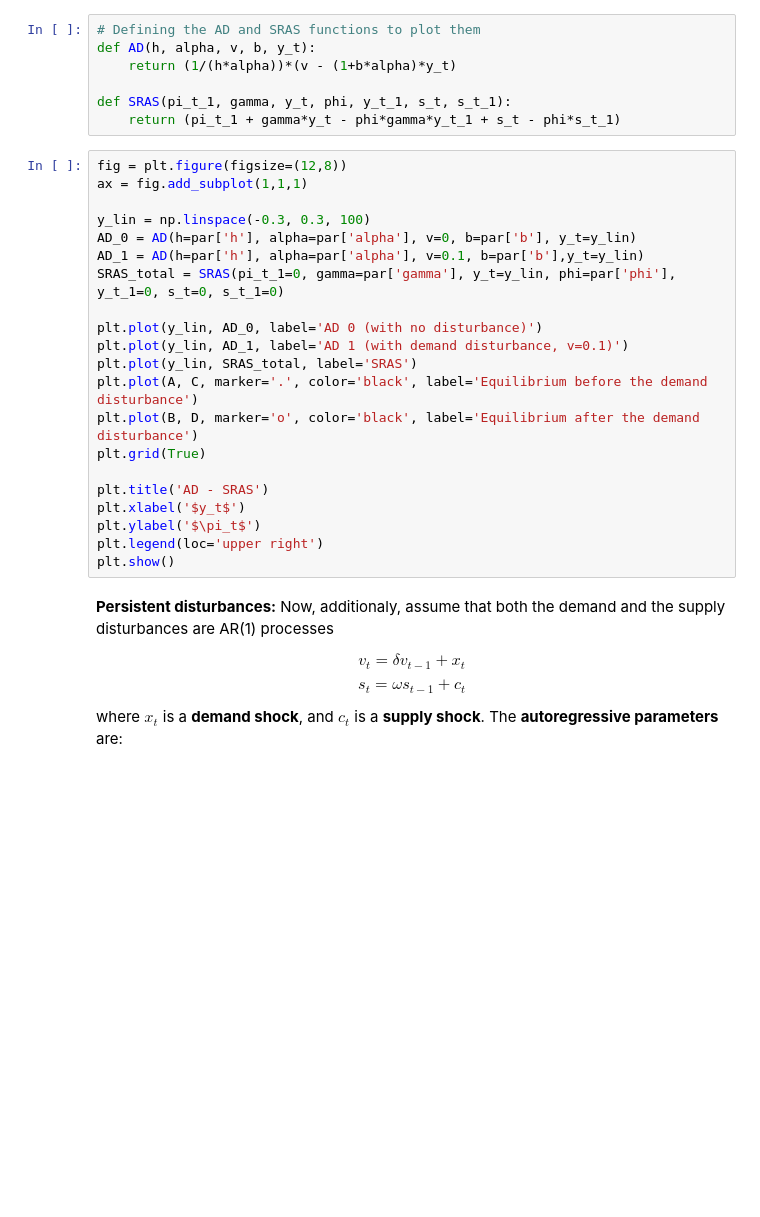
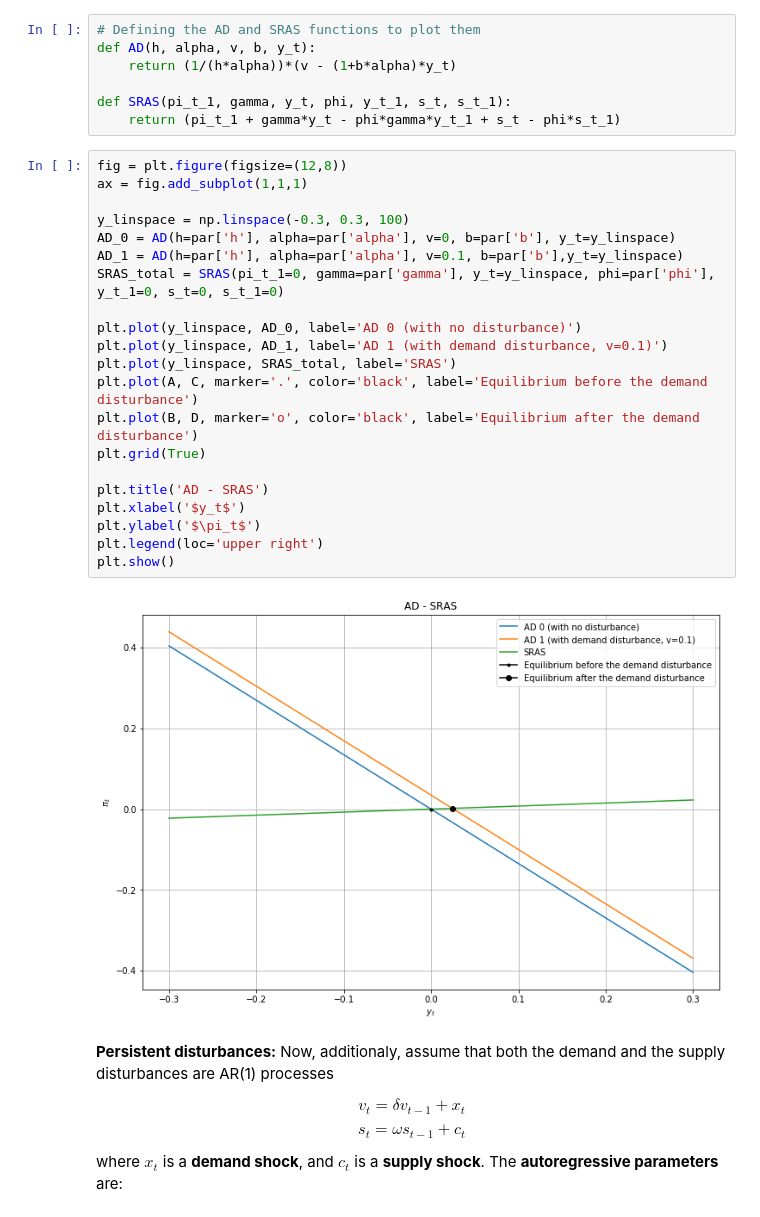
Before and after one commit to NumEconCopenhagen/projects-2019-bcg, a Jupyter notebook: examproject/exam_2019.ipynb, the cells around one changed output. Drawn from its saved outputs; the diff is of its cells as text; blank space fills up the shorter version.

```diff
--- a/examproject/exam_2019.ipynb
+++ b/examproject/exam_2019.ipynb
@@ -380,24 +401,26 @@ def SRAS(pi_t_1, gamma, y_t, phi, y_t_1, s_t, s_t_1):
 # %%
 fig = plt.figure(figsize=(12,8))
 ax = fig.add_subplot(1,1,1)
 
-y_lin = np.linspace(-0.3, 0.3, 100)
-AD_0 = AD(h=par['h'], alpha=par['alpha'], v=0, b=par['b'], y_t=y_lin)
-AD_1 = AD(h=par['h'], alpha=par['alpha'], v=0.1, b=par['b'],y_t=y_lin)
-SRAS_total = SRAS(pi_t_1=0, gamma=par['gamma'], y_t=y_lin, phi=par['phi'], y_t_1=0, s_t=0, s_t_1=0)
+y_linspace = np.linspace(-0.3, 0.3, 100)
+AD_0 = AD(h=par['h'], alpha=par['alpha'], v=0, b=par['b'], y_t=y_linspace)
+AD_1 = AD(h=par['h'], alpha=par['alpha'], v=0.1, b=par['b'],y_t=y_linspace)
+SRAS_total = SRAS(pi_t_1=0, gamma=par['gamma'], y_t=y_linspace, phi=par['phi'], y_t_1=0, s_t=0, s_t_1=0)
 
-plt.plot(y_lin, AD_0, label='AD 0 (with no disturbance)')
-plt.plot(y_lin, AD_1, label='AD 1 (with demand disturbance, v=0.1)')
-plt.plot(y_lin, SRAS_total, label='SRAS')
+plt.plot(y_linspace, AD_0, label='AD 0 (with no disturbance)')
+plt.plot(y_linspace, AD_1, label='AD 1 (with demand disturbance, v=0.1)')
+plt.plot(y_linspace, SRAS_total, label='SRAS')
 plt.plot(A, C, marker='.', color='black', label='Equilibrium before the demand disturbance')
 plt.plot(B, D, marker='o', color='black', label='Equilibrium after the demand disturbance')
 plt.grid(True)
 
 plt.title('AD - SRAS')
 plt.xlabel('$y_t$')
 plt.ylabel('$\pi_t$')
 plt.legend(loc='upper right')
 plt.show()
+# %% [output]
+[figure, added]
 # %% [markdown]
 **Persistent disturbances:** Now, additionaly, assume that both the demand and the supply disturbances are AR(1) processes
 
```
Also changed, not shown: parts of 14 cells of this notebook.
